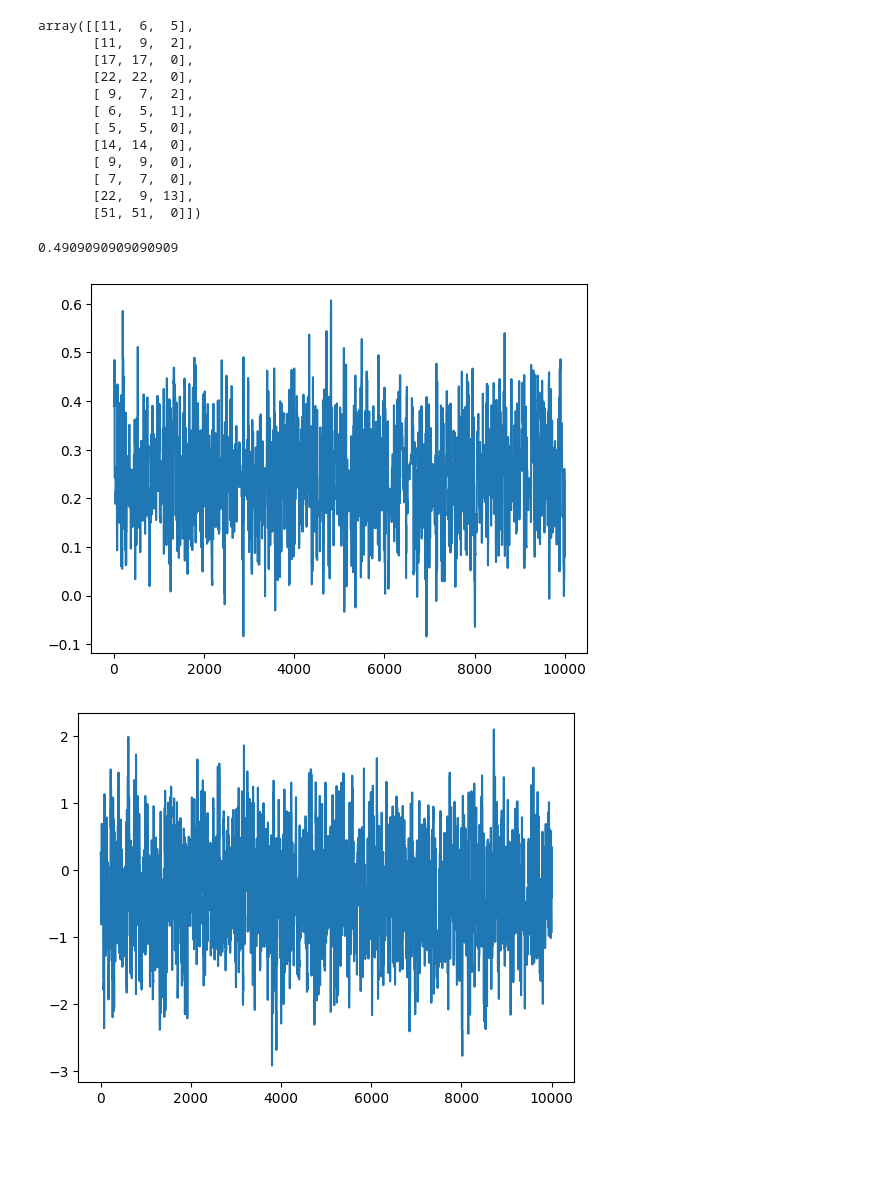
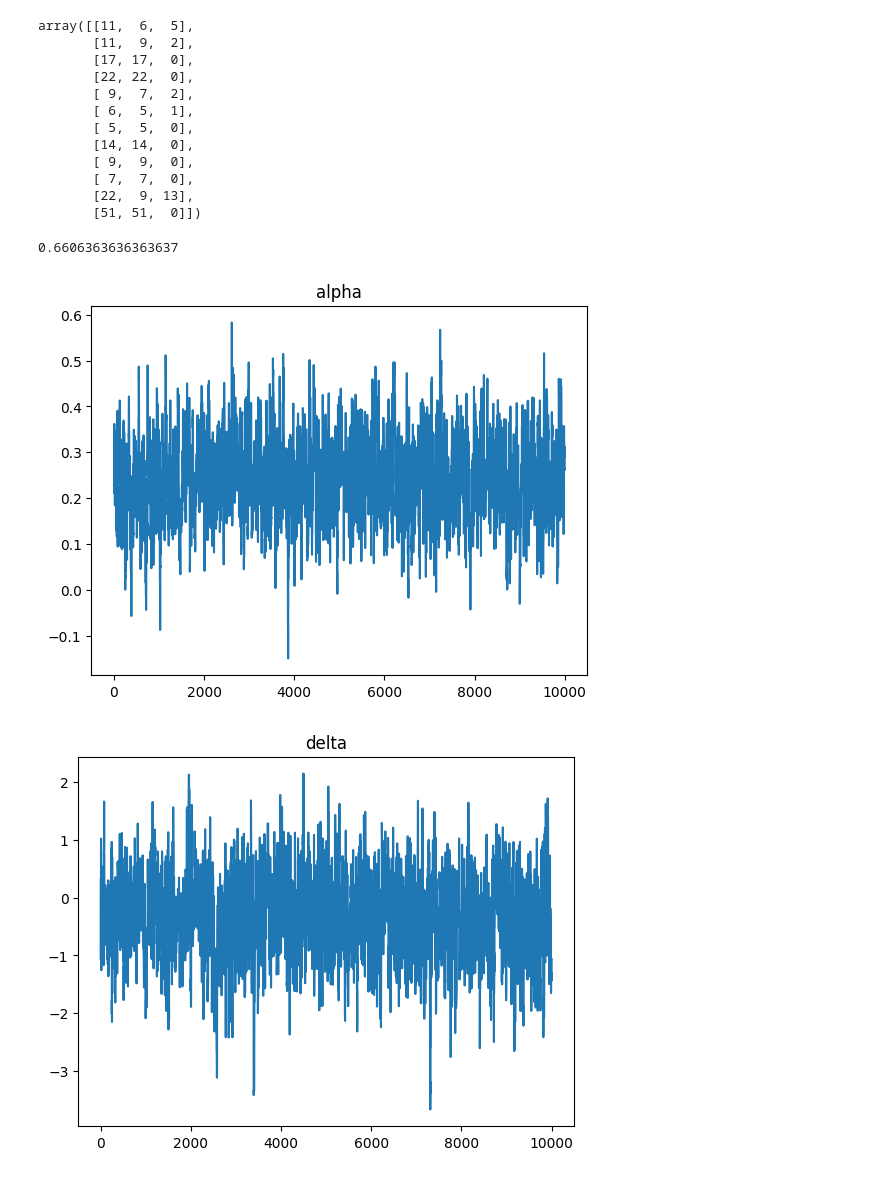
Before and after one commit to Matthieutrtr/Heart_Project, a Jupyter notebook: MH_results.ipynb, the cells around one changed output. Drawn from its saved outputs; the diff is of its cells as text; code cells hidden in the pictures; blank space fills up the shorter version.

Commit message:
confusion dans les parametres

```diff
--- a/MH_results.ipynb
+++ b/MH_results.ipynb
@@ -5,8 +5,9 @@ import matplotlib.pyplot as plt
 # %% [markdown]
 $$L(\alpha,\delta | y_i,t_i) \propto -nlog(1+e^\delta)-\frac{\alpha^2}{2\sigma^2}-\frac{\delta^2}{2\tau^2} + \sum_{i,y_i=0}log(e^\delta +(1+e^\alpha)^{-t_i}) + \alpha \sum_{i, y_i \ne 0}y_i - log(1+e^\alpha) \sum_{i,y_i\ne 0}t_i$$
 # %%
-#what are sd_alpha and sd_delta ? they are not used in the function ?
-def heartbeats(sd_alpha, sd_delta, sd_hyperparam, nchain, hearts_data):
+#sd_param = [sd_alpha, sd_delta] -> param to disturb alpha and delta to build a candidate
+#sigma & tau -> sd of alpha and delta as defined in their normal distributions
+def heartbeats(sigma, tau, sd_param, nchain, hearts_data):
     #2 parameters to estimate
     chain = np.zeros((nchain+1, 2)) #alpha and delta
     #init at 0,0 (told so in the data folder) --> p = 0.5 and theta = 0.5
@@ -20,7 +21,7 @@ def heartbeats(sd_alpha, sd_delta, sd_hyperparam, nchain, hearts_data):
     y = hearts_data[:, 2] #after drug
 
     #log density
-    def log_g(alpha, delta, t, x, y,sigma, tau):
+    def log_g(alpha, delta, t, x, y, sigma, tau):
         N = len(t) #total number of observations
 
         idx0 = np.where(y ==0) #vector that indicates the value where there is no PVC's after drug
@@ -45,20 +46,21 @@ def heartbeats(sd_alpha, sd_delta, sd_hyperparam, nchain, hearts_data):
 
     for i in range(nchain):
         index = np.random.choice([0,1]) #random index to change randomly alpha or delta
+
         prop = np.zeros(2) #building the proposition
-        prop[index] = chain[i, index] + np.random.normal(scale = np.sqrt(sd_hyperparam[index])) #candidate
+        prop[index] = chain[i, index] + np.random.normal(scale = sd_param[index]) #candidate
         prop[abs(1-index)] = chain[i, abs(1-index)] #coordinate we don't change here
 
         #proposal kernel symetric --> only the difference between the log-densities
-        ratio = log_g(prop[0], prop[1], t, x, y, sd_hyperparam[0], sd_hyperparam[1]) - \
-                log_g(chain[i,0], chain[i,1], t, x, y, sd_hyperparam[0], sd_hyperparam[1])
+        ratio = log_g(prop[0], prop[1], t, x, y, sigma, tau) - \
+                log_g(chain[i,0], chain[i,1], t, x, y, sigma, tau)
+        ratio = np.exp(ratio)
 
         #even if we don't accept the candidate, we need to put everyone from i to i+1
         chain[i+1,:] = chain[i,:]
 
         #update
-        u = np.log(np.random.uniform())
-        if u < ratio:
+        if np.random.uniform() < ratio:
             chain[i+1] = prop
             acceptance += 1
 
@@ -99,15 +98,29 @@ chain, accep = heartbeats(.1, 1, hyperparam, 11000, heats)
+# %%
+#how much we disturb alpha and delta
+sd_alpha = 0.1
+sd_delta = 1
+
+#sd of alpha and delta -> 0.0001 in the doc ?
+sigma = 0.1
+tau = 1
+
+sd_param = np.array([sd_alpha, sd_delta])
+
+chain, accep = heartbeats(sigma, tau, sd_param, 11000, heats)
 # %%
 print(accep)
 # %% [output]
-0.4909090909090909
+0.6606363636363637
 # %%
 plt.plot(chain[1000:, 0])
+plt.title("alpha")
 plt.show()
 plt.plot(chain[1000:, 1])
+plt.title("delta")
 plt.show()
 # %% [output]
-[figure, old version]
+[figure, new version]
-[figure, old version]
+[figure, new version]
 # %%
 #propriété des estimations
 
```
Also changed, not shown: parts of 4 cells of this notebook.
